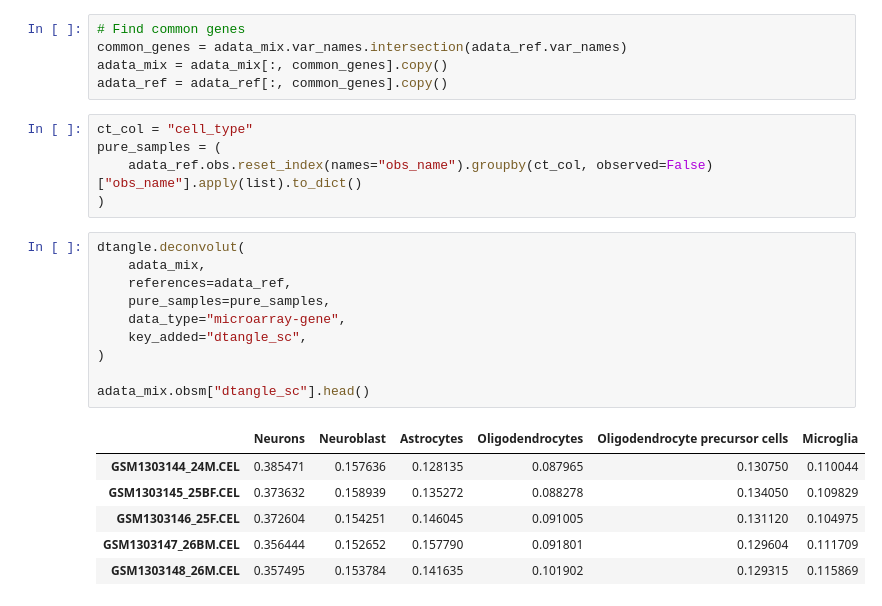
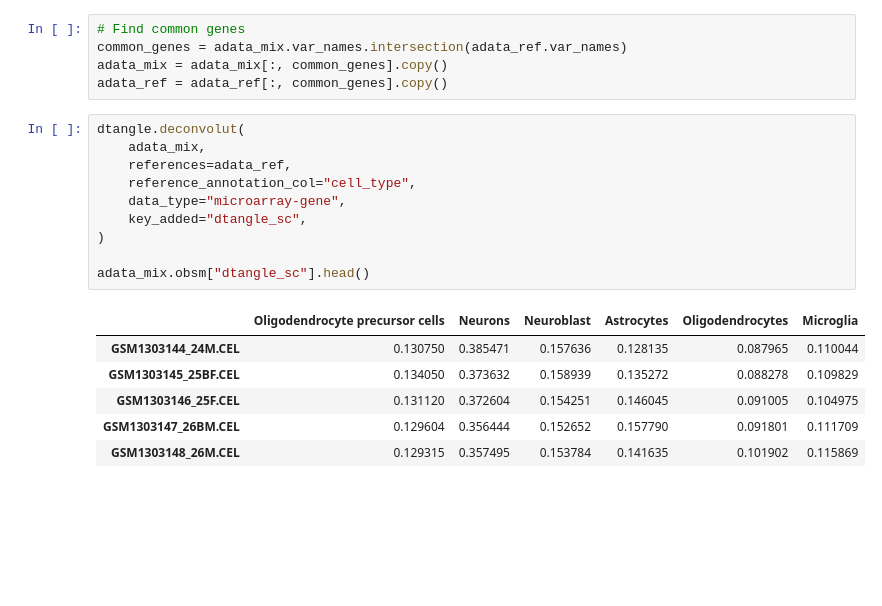
Before and after one commit to harryhaller001/dtangle, a Jupyter notebook: examples/05_tutorial_brain_deconvolut.ipynb, the cells around one changed output. Saved outputs shown, nothing was run; the diff lists cells and outputs as text; blank space fills up the shorter version.

```diff
--- a/examples/05_tutorial_brain_deconvolut.ipynb
+++ b/examples/05_tutorial_brain_deconvolut.ipynb
@@ -13,28 +13,23 @@ adata_ref.var_names_make_unique()
 common_genes = adata_mix.var_names.intersection(adata_ref.var_names)
 adata_mix = adata_mix[:, common_genes].copy()
 adata_ref = adata_ref[:, common_genes].copy()
-# %%
-ct_col = "cell_type"
-pure_samples = (
-    adata_ref.obs.reset_index(names="obs_name").groupby(ct_col, observed=False)["obs_name"].apply(list).to_dict()
-)
 # %%
 dtangle.deconvolut(
     adata_mix,
     references=adata_ref,
-    pure_samples=pure_samples,
+    reference_annotation_col="cell_type",
     data_type="microarray-gene",
     key_added="dtangle_sc",
 )
 
 adata_mix.obsm["dtangle_sc"].head()
 # %% [output]
-|  | Neurons | Neuroblast | Astrocytes | Oligodendrocytes | Oligodendrocyte precursor cells | Microglia |
-| GSM1303144_24M.CEL | 0.385471 | 0.157636 | 0.128135 | 0.087965 | 0.130750 | 0.110044 |
-| GSM1303145_25BF.CEL | 0.373632 | 0.158939 | 0.135272 | 0.088278 | 0.134050 | 0.109829 |
-| GSM1303146_25F.CEL | 0.372604 | 0.154251 | 0.146045 | 0.091005 | 0.131120 | 0.104975 |
-| GSM1303147_26BM.CEL | 0.356444 | 0.152652 | 0.157790 | 0.091801 | 0.129604 | 0.111709 |
-| GSM1303148_26M.CEL | 0.357495 | 0.153784 | 0.141635 | 0.101902 | 0.129315 | 0.115869 |
+|  | Oligodendrocyte precursor cells | Neurons | Neuroblast | Astrocytes | Oligodendrocytes | Microglia |
+| GSM1303144_24M.CEL | 0.130750 | 0.385471 | 0.157636 | 0.128135 | 0.087965 | 0.110044 |
+| GSM1303145_25BF.CEL | 0.134050 | 0.373632 | 0.158939 | 0.135272 | 0.088278 | 0.109829 |
+| GSM1303146_25F.CEL | 0.131120 | 0.372604 | 0.154251 | 0.146045 | 0.091005 | 0.104975 |
+| GSM1303147_26BM.CEL | 0.129604 | 0.356444 | 0.152652 | 0.157790 | 0.091801 | 0.111709 |
+| GSM1303148_26M.CEL | 0.129315 | 0.357495 | 0.153784 | 0.141635 | 0.101902 | 0.115869 |
 # %%
 import matplotlib.pyplot as plt
 
```
Also changed, not shown: parts of 2 cells of this notebook, 3 other files.
